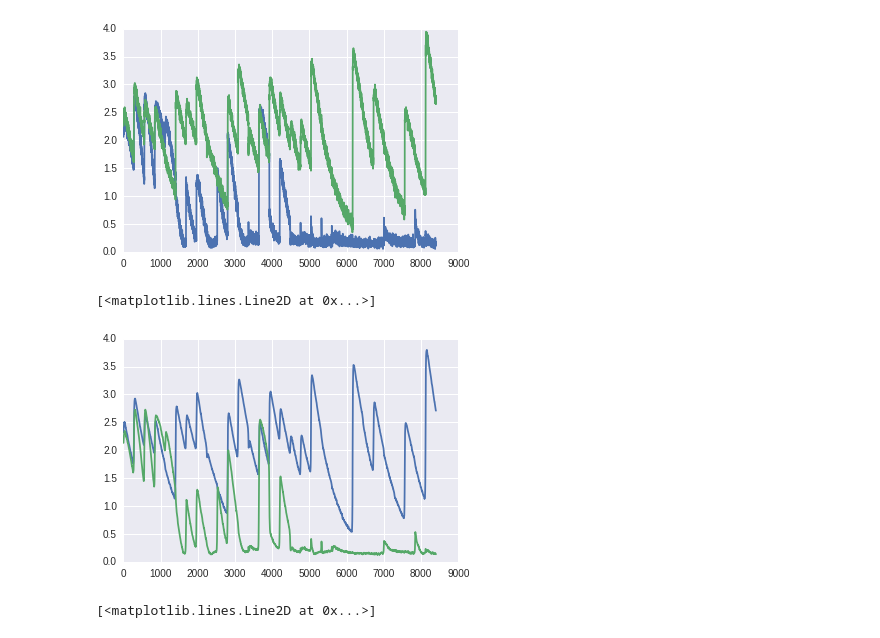
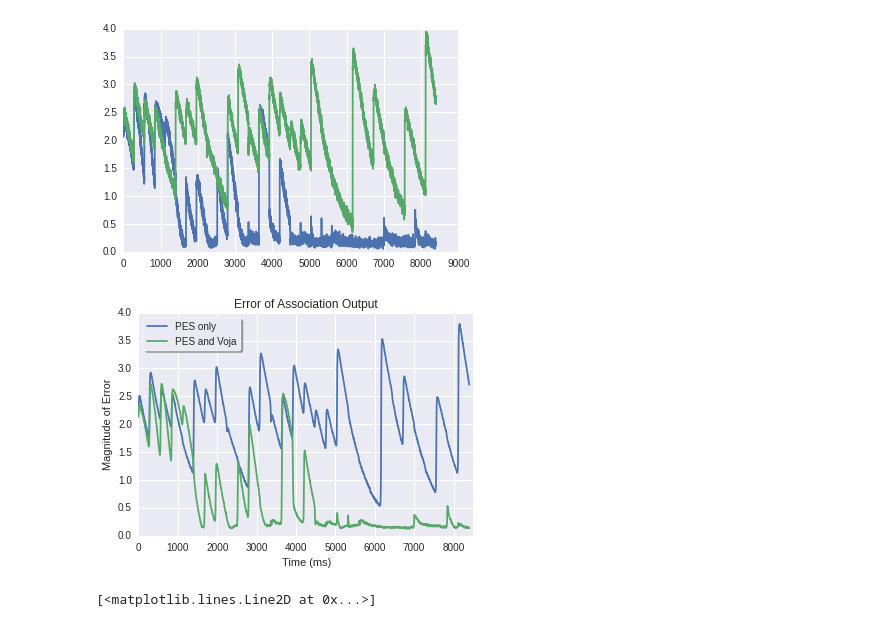
Before and after one commit to Seanny123/counting_to_addition, a Jupyter notebook: learn_fail_fig.ipynb, the cells around one changed output. Cells and saved outputs as stored; diff of their text form; code cells hidden in the pictures.

```diff
--- a/learn_fail_fig.ipynb
+++ b/learn_fail_fig.ipynb
@@ -62,11 +62,19 @@ plt.plot(f_filt)
 [<matplotlib.lines.Line2D at 0x...>]
 [figure]
 # %%
-plt.plot(nengo.Lowpass(0.005).filtfilt(f_filt, dt=0.001))
-plt.plot(nengo.Lowpass(0.005).filtfilt(g_filt, dt=0.001))
+f_filtfilt = nengo.Lowpass(0.005).filtfilt(f_filt, dt=0.001)
+g_filtfilt = nengo.Lowpass(0.005).filtfilt(g_filt, dt=0.001)
-# %% [output]
-[<matplotlib.lines.Line2D at 0x...>]
-[figure, removed]
+# %%
+plt.plot(f_filtfilt)
+plt.plot(g_filtfilt)
+plt.xlim(0, 8500)
+plt.title("Error of Association Output")
+plt.ylabel("Magnitude of Error")
+plt.xlabel("Time (ms)")
+plt.legend(["PES only", "PES and Voja"], frameon=True, fancybox=True, shadow=True, loc=2)
+plt.savefig("err_comp.pdf", format="pdf")
+# %% [output]
+[figure, added]
 # %%
 plt.plot(np.diff(g_res[:9000]))
 plt.plot(np.diff(f_res[:9000]))
```
Also changed, not shown: parts of 23 cells of this notebook, 2 other files.
